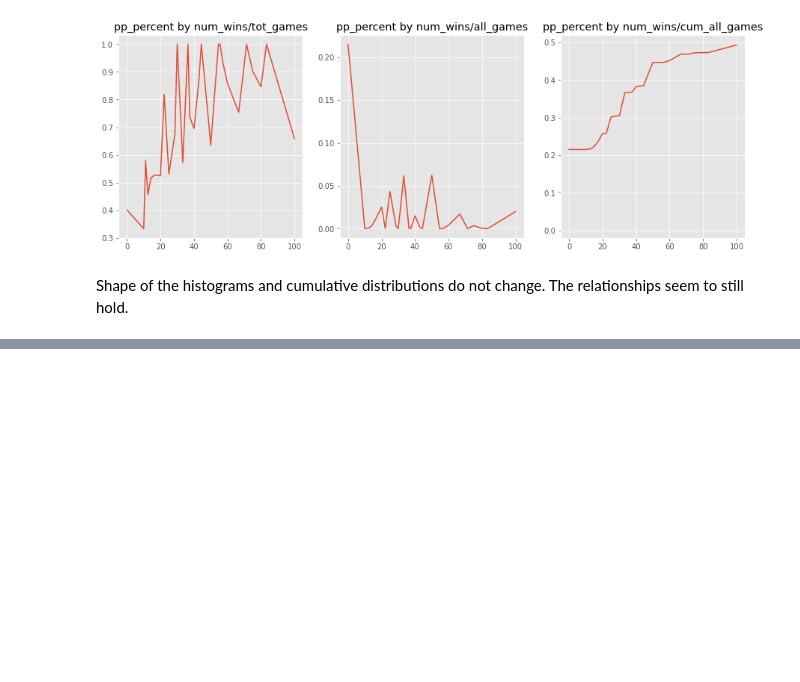
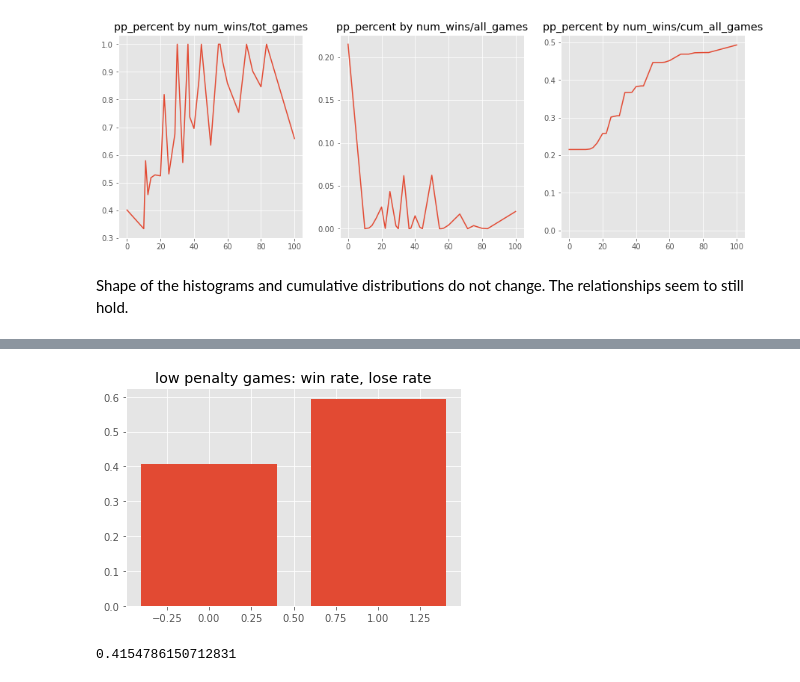
Before and after one commit to jkh-code/nhl-win-factors-analysis, a Jupyter notebook: notebooks/nhl-win-factors-analysis-eda.ipynb, the cells around one changed output, grey strips where cells are left out. Saved outputs shown, nothing was run; the diff lists cells and outputs as text; code cells hidden in the pictures; blank space fills up the shorter version.

```diff
--- a/notebooks/nhl-win-factors-analysis-eda.ipynb
+++ b/notebooks/nhl-win-factors-analysis-eda.ipynb
@@ -69,3 +70,17 @@ def plot_win_cum_dist(perc: pd.Series, cum_perc_wins: pd.Series, title: str, yli
     ax.set_ylim(ylims)
     ax.set_title(title);
     return fig, ax
+# %%
+def estimate_times_shorthand(pk_percent: float, limit: int=12) -> int:
+    """Estimate the number of times a team was shorthand based on the team's penalty kill percentage."""
+    if pk_percent in (0.0, 50.0, 100.0):
+        return np.nan
+    if np.isnan(pk_percent):
+        return 0
+
+    target = round(100.0 - pk_percent, 1)
+    for d in range(2, limit+1):
+        for n in range(1, d):
+            perc = round(100 * n/d, 1)
+            if perc == target:
+                return d
@@ -728,0 +755,9 @@ Shape of the histograms and cumulative distributions do not change. The relation
+# %%
+df['est_times_shorthand'] = df['pk_percent'].apply(estimate_times_shorthand)
+
+col = 'est_times_shorthand'
+conditions = [np.isnan(df[col]), df[col]>5, df[col]<=5]
+choices = [None, 'high', 'low']
+df['est_high_penalty_game'] = np.select(conditions, choices, default=np.nan)
+
+df.head(10)
@@ -728,0 +788,5 @@ Shape of the histograms and cumulative distributions do not change. The relation
+# %%
+# data_lpg = low penalty game data
+data_lpg = df.loc[df['est_high_penalty_game']=='low', 'wins']
+lpg_win_rate = np.mean(data_lpg)
+lpg_win_rate
@@ -728,0 +810,13 @@ Shape of the histograms and cumulative distributions do not change. The relation
+# %%
+fig, ax = plt.subplots()
+ax.bar([0, 1], [data_lpg[data_lpg==1].sum() / data_lpg.count(), data_lpg[data_lpg==0].count() / data_lpg.count()])
+ax.set_title('low penalty games: win rate, lose rate');
+# %% [output]
+[figure, added]
+# %%
+# data_hpg = high penalty game data
+data_hpg = df.loc[df['est_high_penalty_game']=='high', 'wins']
+hpg_win_rate = np.mean(data_hpg)
+hpg_win_rate
+# %% [output]
+0.4154786150712831
```
Also changed, not shown: parts of 28 cells of this notebook.
